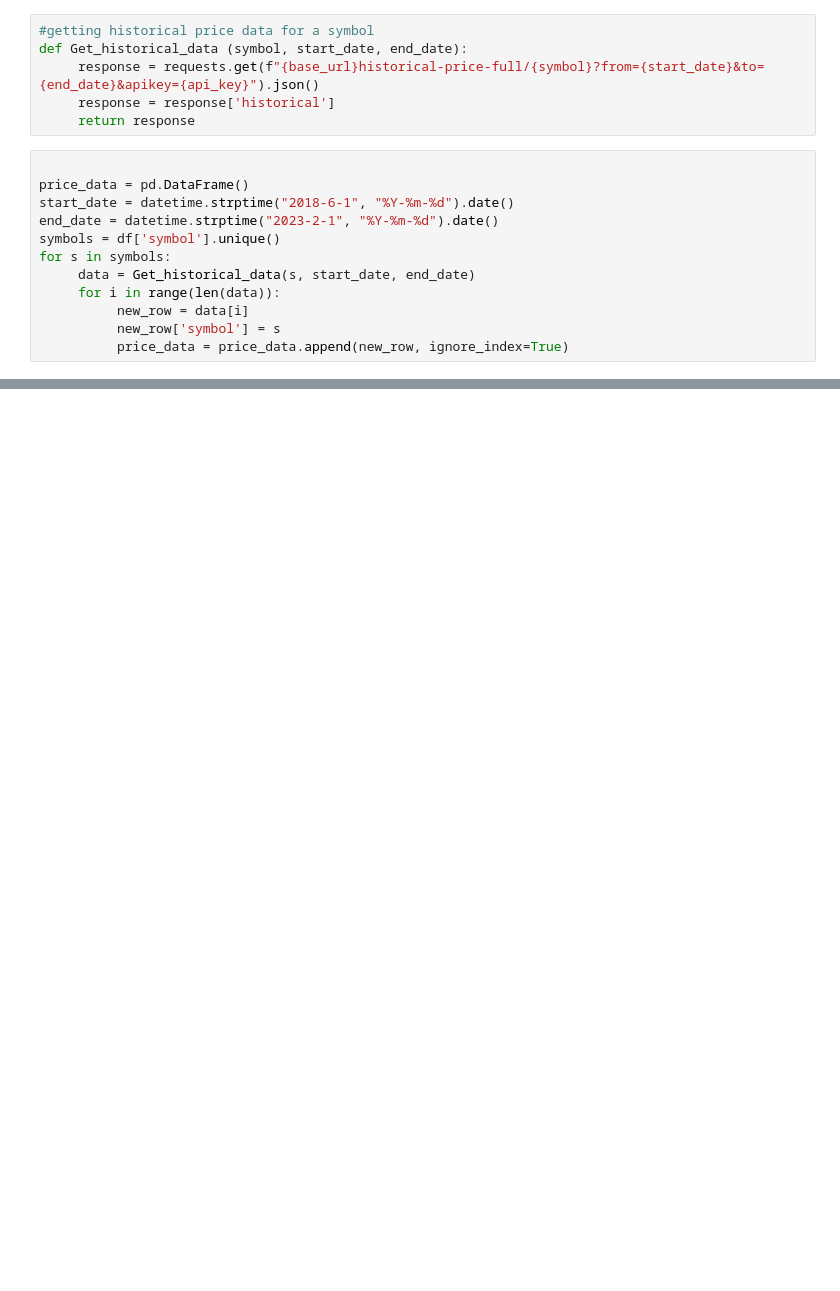
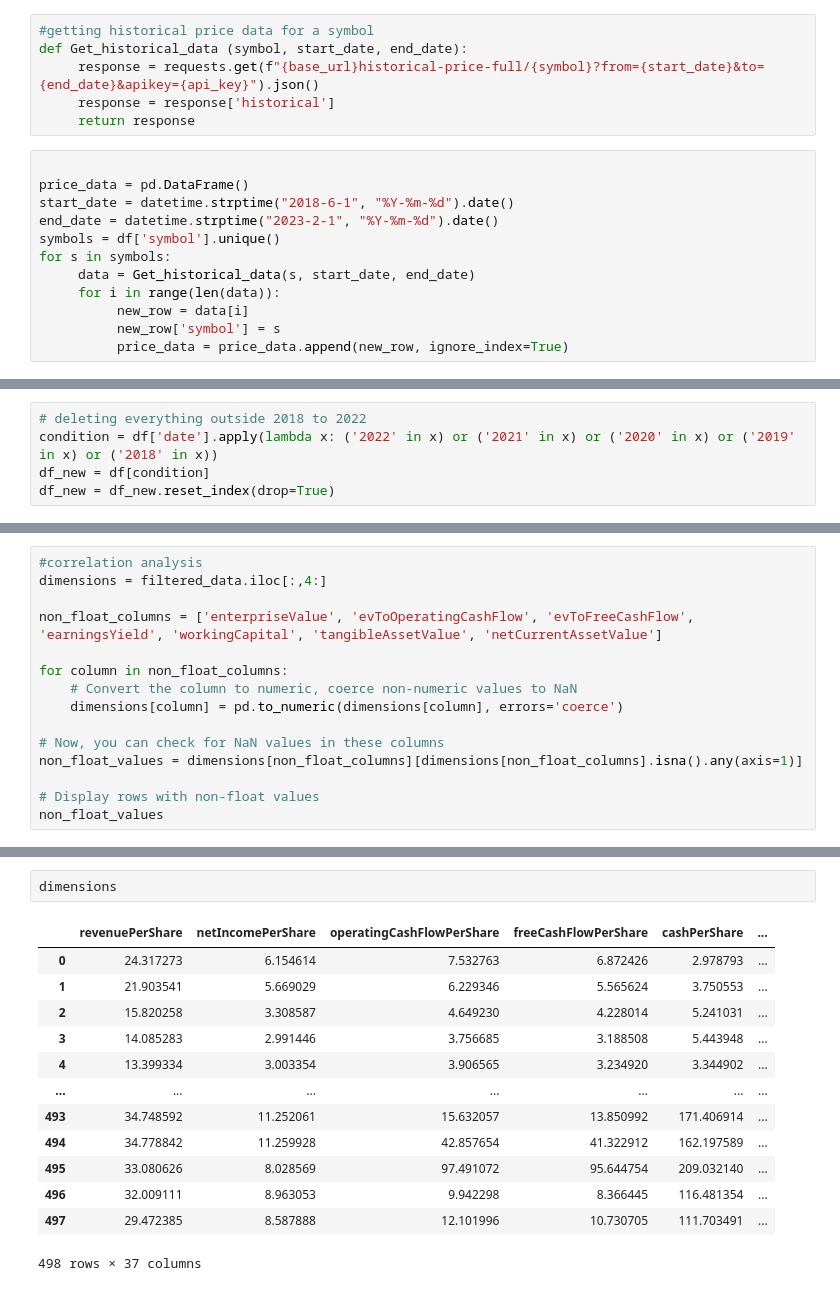
Before and after one commit to nikanhg/Language-of-business, a Jupyter notebook: main.ipynb, the cells around one changed output, grey strips where cells are left out. Cells and saved outputs as stored; diff of their text form; blank space fills up the shorter version.

```diff
--- a/main.ipynb
+++ b/main.ipynb
@@ -134,0 +93,5 @@ price_data.to_csv("price_data.csv")
+# %%
+# deleting everything outside 2018 to 2022
+condition = df['date'].apply(lambda x: ('2022' in x) or ('2021' in x) or ('2020' in x) or ('2019' in x) or ('2018' in x))
+df_new = df[condition]
+df_new = df_new.reset_index(drop=True)
@@ -134,0 +118,15 @@ price_data.to_csv("price_data.csv")
+# %%
+#correlation analysis
+dimensions = filtered_data.iloc[:,4:]
+
+non_float_columns = ['enterpriseValue', 'evToOperatingCashFlow', 'evToFreeCashFlow', 'earningsYield', 'workingCapital', 'tangibleAssetValue', 'netCurrentAssetValue']
+
+for column in non_float_columns:
+    # Convert the column to numeric, coerce non-numeric values to NaN
+    dimensions[column] = pd.to_numeric(dimensions[column], errors='coerce')
+
+# Now, you can check for NaN values in these columns
+non_float_values = dimensions[non_float_columns][dimensions[non_float_columns].isna().any(axis=1)]
+
+# Display rows with non-float values
+non_float_values
@@ -134,0 +208,16 @@ price_data.to_csv("price_data.csv")
+# %%
+dimensions
+# %% [output]
+|  | revenuePerShare | netIncomePerShare | operatingCashFlowPerShare | freeCashFlowPerShare | cashPerShare | ... |
+| 0 | 24.317273 | 6.154614 | 7.532763 | 6.872426 | 2.978793 | ... |
+| 1 | 21.903541 | 5.669029 | 6.229346 | 5.565624 | 3.750553 | ... |
+| 2 | 15.820258 | 3.308587 | 4.649230 | 4.228014 | 5.241031 | ... |
+| 3 | 14.085283 | 2.991446 | 3.756685 | 3.188508 | 5.443948 | ... |
+| 4 | 13.399334 | 3.003354 | 3.906565 | 3.234920 | 3.344902 | ... |
+| ... | ... | ... | ... | ... | ... | ... |
+| 493 | 34.748592 | 11.252061 | 15.632057 | 13.850992 | 171.406914 | ... |
+| 494 | 34.778842 | 11.259928 | 42.857654 | 41.322912 | 162.197589 | ... |
+| 495 | 33.080626 | 8.028569 | 97.491072 | 95.644754 | 209.032140 | ... |
+| 496 | 32.009111 | 8.963053 | 9.942298 | 8.366445 | 116.481354 | ... |
+| 497 | 29.472385 | 8.587888 | 12.101996 | 10.730705 | 111.703491 | ... |
+498 rows × 37 columns
```
Also changed, not shown: parts of 14 cells of this notebook.
